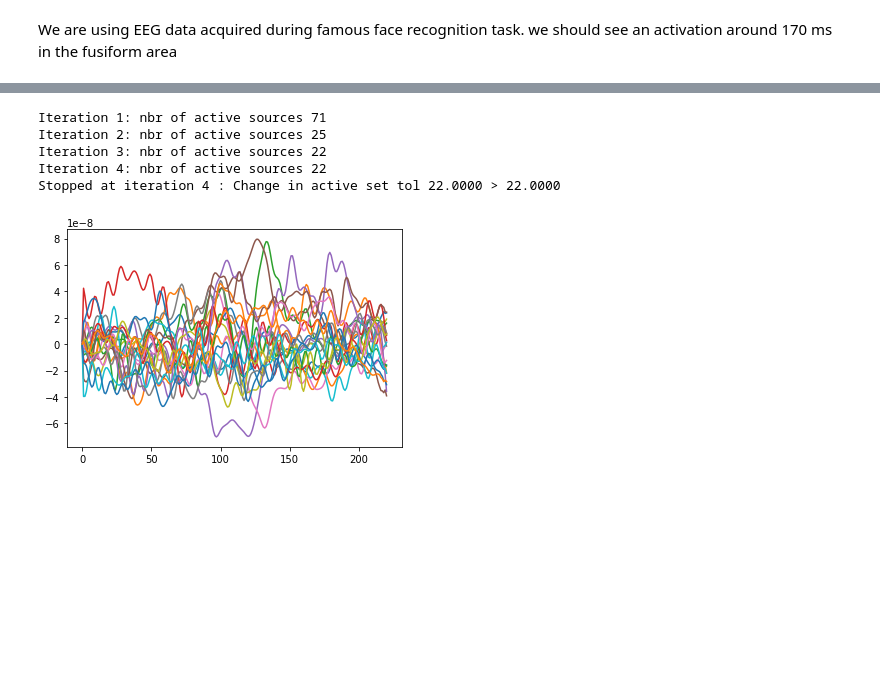
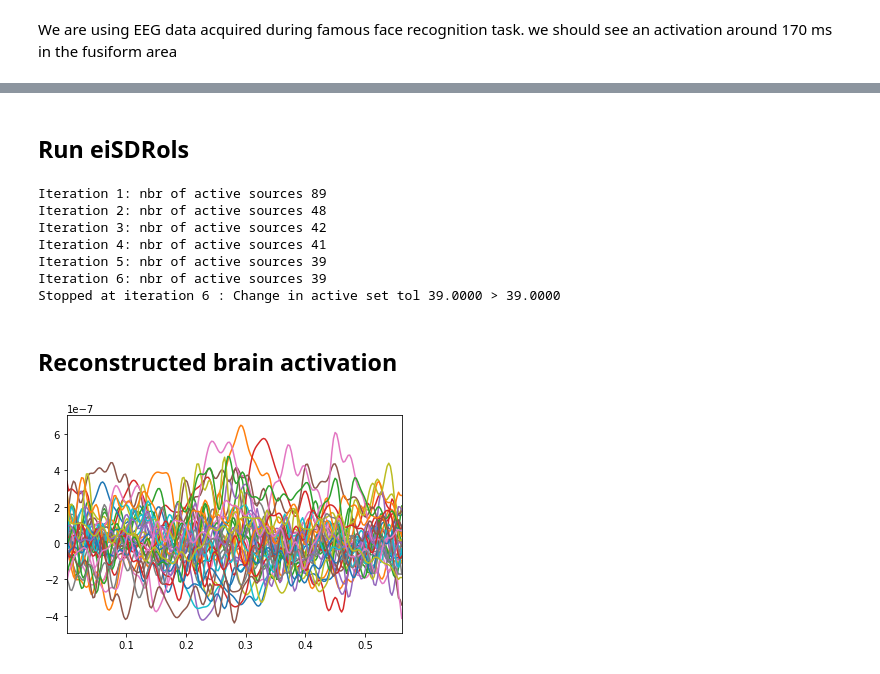
Before and after one commit to BBELAOUCHA/iSDR_cython, a Jupyter notebook: examples/eISDR_example.ipynb, the cells around one changed output, grey strips where cells are left out. Drawn from its saved outputs; the diff is of its cells as text; code cells hidden in the pictures; blank space fills up the shorter version.

```diff
--- a/examples/eISDR_example.ipynb
+++ b/examples/eISDR_example.ipynb
@@ -299,2 +301,2 @@ We are using EEG data acquired during famous face recognition task. we should se
 # %%
-data = loadmat('S1_p1_EEGT800.mat')
+data = loadmat('S1_EEG.mat')
@@ -333,15 +303,21 @@ x.head()
+# %% [markdown]
+## Run eiSDRols
 # %%
-cl = ciSDR.linear_model.iSDR(l21_ratio=x.ls_reg.values[0], la=[x.la_reg_a.values[0], x.la_reg_r.values[0]],
-                             old_version=False, normalize_Astep=x.normalize_Astep.values[0],
-                            normalize_Sstep=x.normalize_Sstep.values[0], verbose=1)
-cl.solver(data['G'], data['M']*1e12, data['SC'].astype(int), model_p=2, A=None, normalize=False)
+cl = ciSDR.linear_model.eiSDRols(l21_ratio=10, la=[1, 1], verbose=1)
+cl.solver(data['G'], data['M'], data['SC'].astype(int), model_p=1)
 # %% [output]
-Iteration 1: nbr of active sources 71
-Iteration 2: nbr of active sources 25
-Iteration 3: nbr of active sources 22
-Iteration 4: nbr of active sources 22
-Stopped at iteration 4 : Change in active set tol 22.0000 > 22.0000
+Iteration 1: nbr of active sources 89
+Iteration 2: nbr of active sources 48
+Iteration 3: nbr of active sources 42
+Iteration 4: nbr of active sources 41
+Iteration 5: nbr of active sources 39
+Iteration 6: nbr of active sources 39
+Stopped at iteration 6 : Change in active set tol 39.0000 > 39.0000
-# %%
-plt.plot(cl.Scoef_.T*1e-12);
-# %% [output]
-[figure, removed]
+# %% [markdown]
+## Reconstructed brain activation
+# %%
+time_samples = data['time'][0][:cl.Scoef_.shape[1]]
+plt.plot(time_samples, cl.Scoef_.T);
+plt.xlim(time_samples.min(), time_samples.max());
+# %% [output]
+[figure, added]
```
Also changed, not shown: parts of 39 cells of this notebook.
